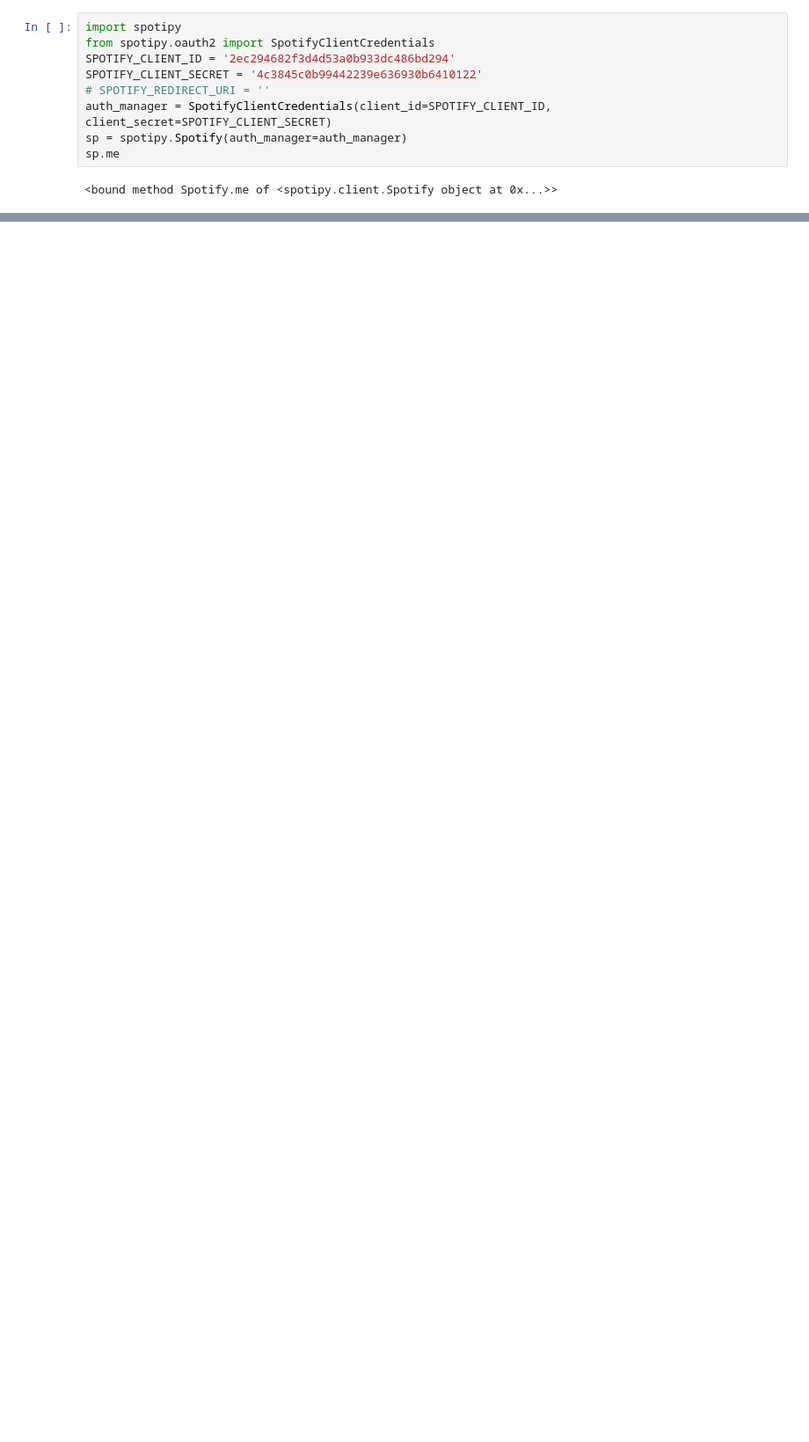
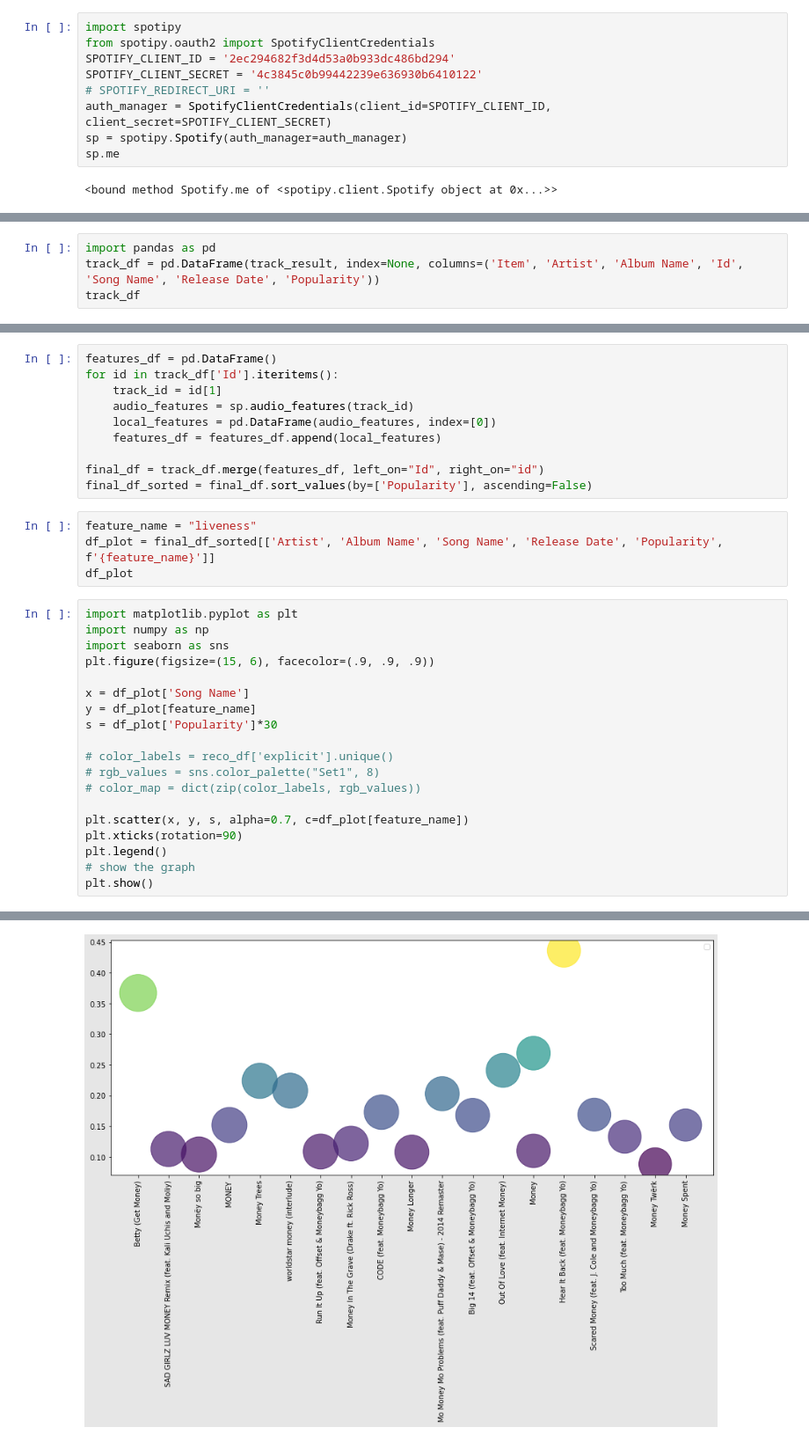
Before and after one commit to FabianOmoke/Music-Analytics-and-Recommendation, a Jupyter notebook: compare_audio_features.ipynb, the cells around one changed output, grey strips where cells are left out. Shown at 88% size. Cells and saved outputs as stored; diff of their text form; blank space fills up the shorter version.

```diff
--- a/compare_audio_features.ipynb
+++ b/compare_audio_features.ipynb
@@ -40,0 +23,4 @@ track_result
+# %%
+import pandas as pd
+track_df = pd.DataFrame(track_result, index=None, columns=('Item', 'Artist', 'Album Name', 'Id', 'Song Name', 'Release Date', 'Popularity'))
+track_df
@@ -40,0 +45,34 @@ track_result
+# %%
+features_df = pd.DataFrame()
+for id in track_df['Id'].iteritems():
+    track_id = id[1]
+    audio_features = sp.audio_features(track_id)
+    local_features = pd.DataFrame(audio_features, index=[0])
+    features_df = features_df.append(local_features)
+
+final_df = track_df.merge(features_df, left_on="Id", right_on="id")
+final_df_sorted = final_df.sort_values(by=['Popularity'], ascending=False)
+# %%
+feature_name = "liveness"
+df_plot = final_df_sorted[['Artist', 'Album Name', 'Song Name', 'Release Date', 'Popularity', f'{feature_name}']]
+df_plot
+# %%
+import matplotlib.pyplot as plt
+import numpy as np
+import seaborn as sns
+plt.figure(figsize=(15, 6), facecolor=(.9, .9, .9))
+
+x = df_plot['Song Name']
+y = df_plot[feature_name]
+s = df_plot['Popularity']*30
+
+# color_labels = reco_df['explicit'].unique()
+# rgb_values = sns.color_palette("Set1", 8)
+# color_map = dict(zip(color_labels, rgb_values))
+
+plt.scatter(x, y, s, alpha=0.7, c=df_plot[feature_name])
+plt.xticks(rotation=90)
+plt.legend()
+# show the graph
+plt.show()
+# %% [output]
@@ -40,0 +80 @@ track_result
+[figure, added]
```
Also changed, not shown: parts of 3 cells of this notebook, 1 other file.
